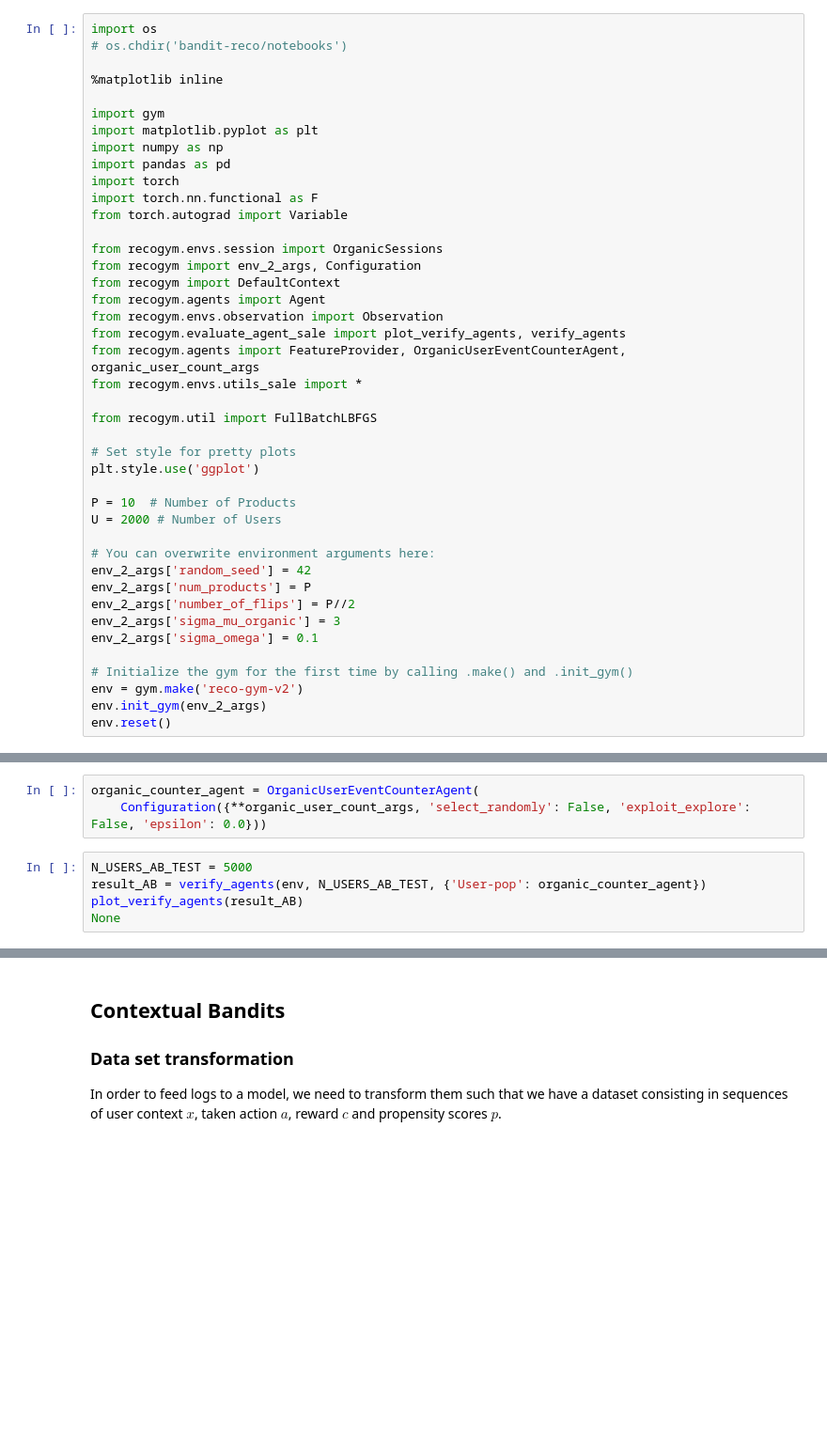
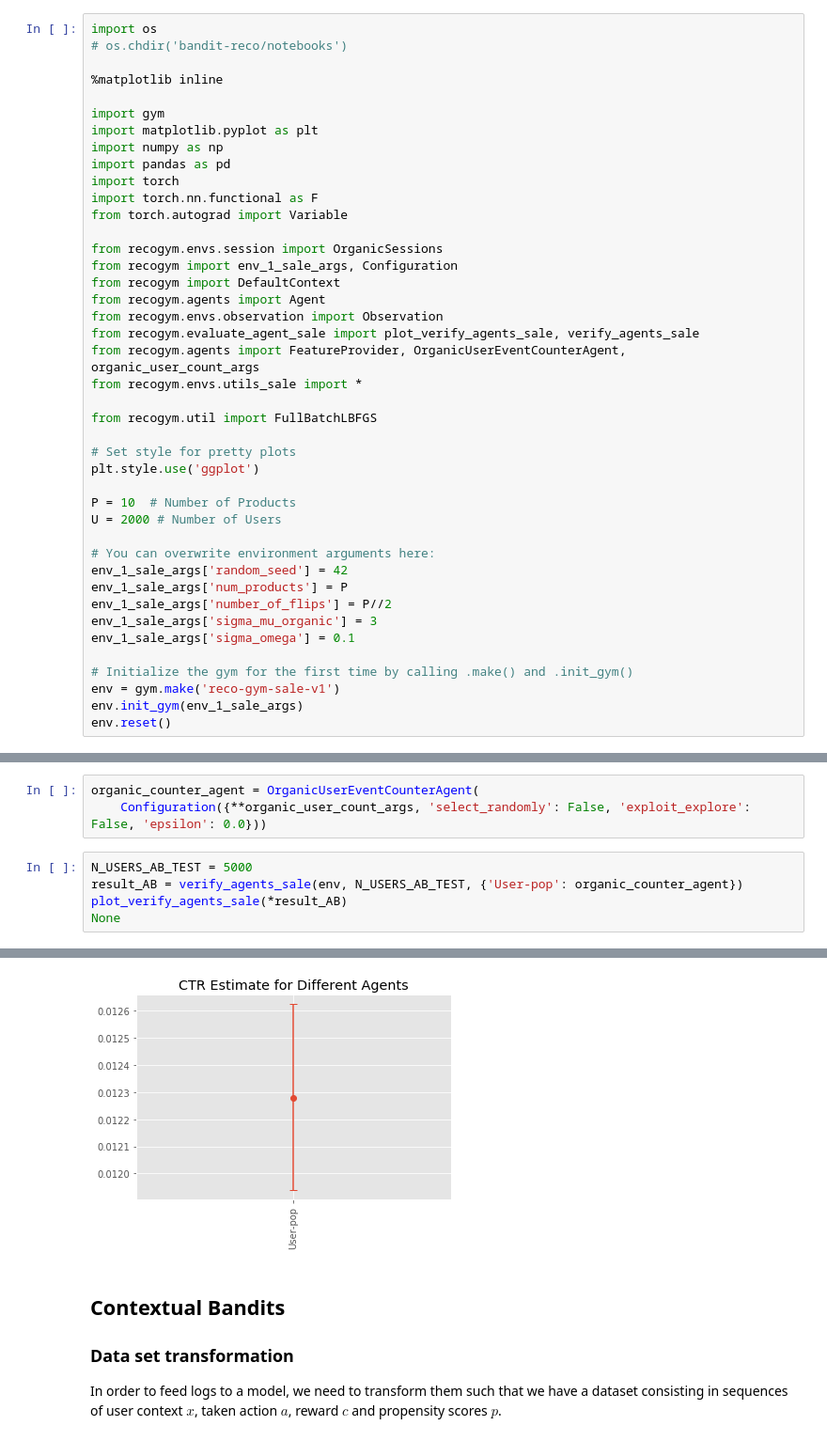
Before and after one commit to criteo-research/reco-gym, a Jupyter notebook: 4. Counterfactual Risk Minimisation_philomene.ipynb, the cells around one changed output, grey strips where cells are left out. Shown at 94% size. Cells and saved outputs as stored; diff of their text form; blank space fills up the shorter version.

```diff
--- a/4. Counterfactual Risk Minimisation_philomene.ipynb
+++ b/4. Counterfactual Risk Minimisation_philomene.ipynb
@@ -18,11 +18,11 @@ import torch.nn.functional as F
 from torch.autograd import Variable
 
 from recogym.envs.session import OrganicSessions
-from recogym import env_2_args, Configuration
+from recogym import env_1_sale_args, Configuration
 from recogym import DefaultContext
 from recogym.agents import Agent
 from recogym.envs.observation import Observation
-from recogym.evaluate_agent_sale import plot_verify_agents, verify_agents
+from recogym.evaluate_agent_sale import plot_verify_agents_sale, verify_agents_sale
 from recogym.agents import FeatureProvider, OrganicUserEventCounterAgent, organic_user_count_args
 from recogym.envs.utils_sale import *
 
@@ -35,15 +35,15 @@ P = 10  # Number of Products
 U = 2000 # Number of Users
 
 # You can overwrite environment arguments here:
-env_2_args['random_seed'] = 42
-env_2_args['num_products'] = P
-env_2_args['number_of_flips'] = P//2
-env_2_args['sigma_mu_organic'] = 3
-env_2_args['sigma_omega'] = 0.1
+env_1_sale_args['random_seed'] = 42
+env_1_sale_args['num_products'] = P
+env_1_sale_args['number_of_flips'] = P//2
+env_1_sale_args['sigma_mu_organic'] = 3
+env_1_sale_args['sigma_omega'] = 0.1
 
 # Initialize the gym for the first time by calling .make() and .init_gym()
-env = gym.make('reco-gym-v2')
-env.init_gym(env_2_args)
+env = gym.make('reco-gym-sale-v1')
+env.init_gym(env_1_sale_args)
 env.reset()
 # %% [markdown]
 ## Data generation
@@ -78,11 +78,12 @@ organic_counter_agent = OrganicUserEventCounterAgent(
     Configuration({**organic_user_count_args, 'select_randomly': False, 'exploit_explore': False, 'epsilon': 0.0}))
 # %%
 N_USERS_AB_TEST = 5000
-result_AB = verify_agents(env, N_USERS_AB_TEST, {'User-pop': organic_counter_agent})
-plot_verify_agents(result_AB)
+result_AB = verify_agents_sale(env, N_USERS_AB_TEST, {'User-pop': organic_counter_agent})
+plot_verify_agents_sale(*result_AB)
 None
 # %% [output]
 [figure]
+[figure, added]
 # %% [markdown]
 ## Contextual Bandits
 
```
Also changed, not shown: parts of 9 cells of this notebook, 13 other files.
